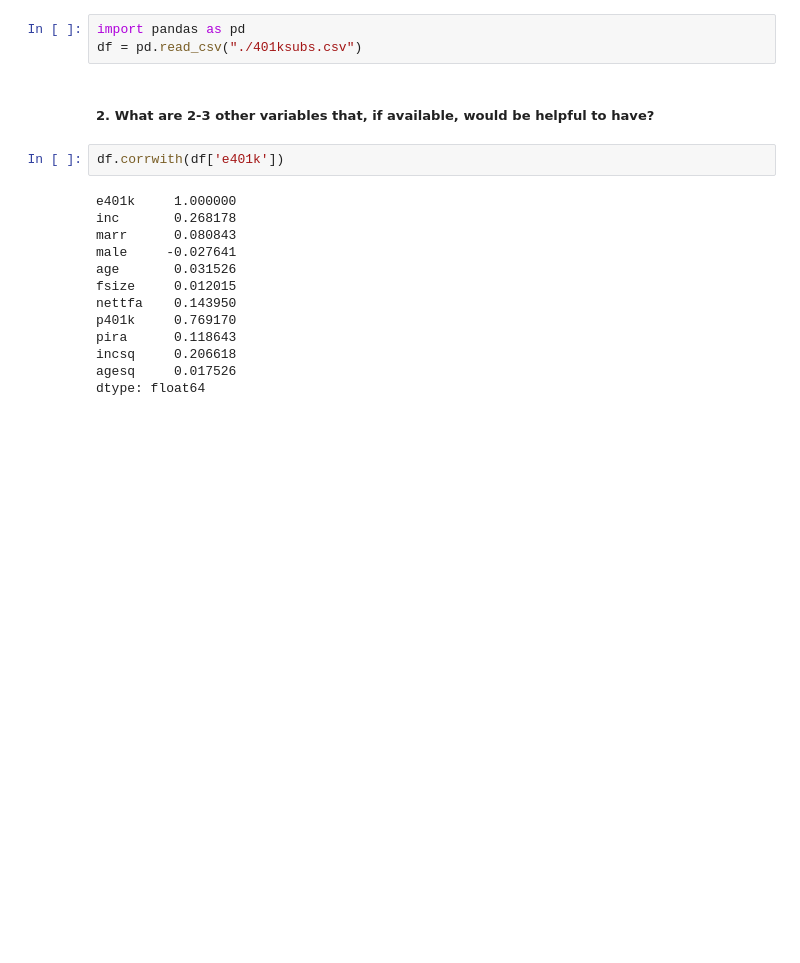
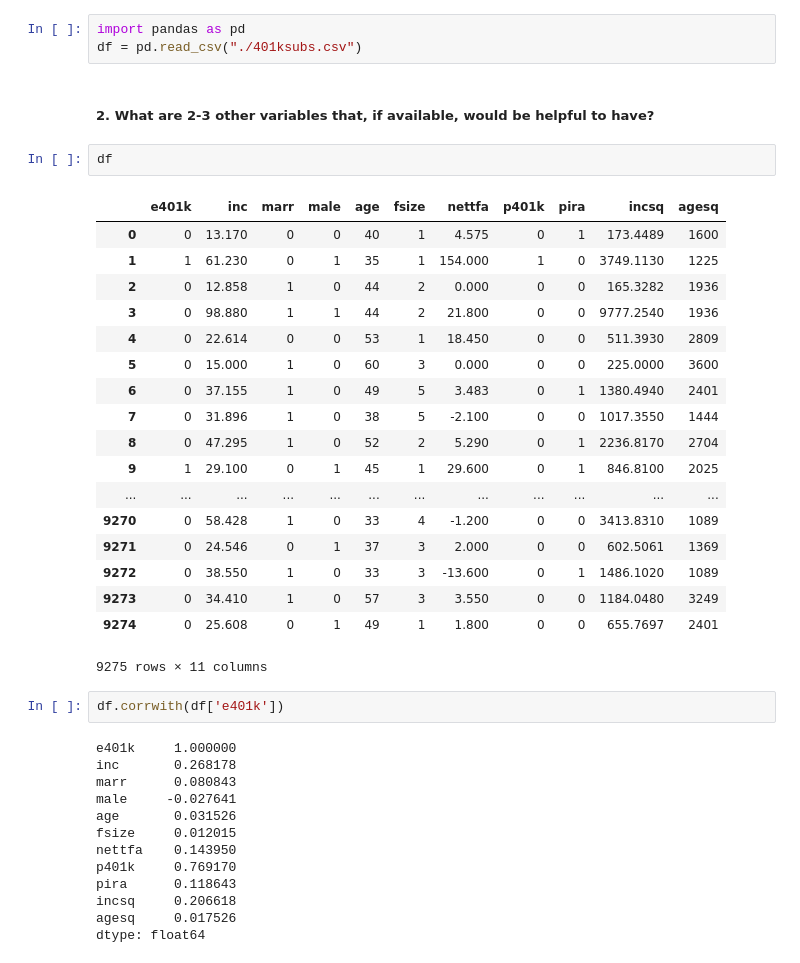
Before and after one commit to tbacas/Submissions, a Jupyter notebook: 6.01-lab-supervised_learning_models-master/6.01-starter-code.ipynb, the cells around one changed output. Cells and saved outputs as stored; diff of their text form; blank space fills up the shorter version.

```diff
--- a/6.01-lab-supervised_learning_models-master/6.01-starter-code.ipynb
+++ b/6.01-lab-supervised_learning_models-master/6.01-starter-code.ipynb
@@ -38,6 +38,27 @@ import pandas as pd
 df = pd.read_csv("./401ksubs.csv")
 # %% [markdown]
 ##### 2. What are 2-3 other variables that, if available, would be helpful to have?
+# %%
+df
+# %% [output]
+|  | e401k | inc | marr | male | age | fsize | nettfa | p401k | pira | incsq | agesq |
+| 0 | 0 | 13.170 | 0 | 0 | 40 | 1 | 4.575 | 0 | 1 | 173.4489 | 1600 |
+| 1 | 1 | 61.230 | 0 | 1 | 35 | 1 | 154.000 | 1 | 0 | 3749.1130 | 1225 |
+| 2 | 0 | 12.858 | 1 | 0 | 44 | 2 | 0.000 | 0 | 0 | 165.3282 | 1936 |
+| 3 | 0 | 98.880 | 1 | 1 | 44 | 2 | 21.800 | 0 | 0 | 9777.2540 | 1936 |
+| 4 | 0 | 22.614 | 0 | 0 | 53 | 1 | 18.450 | 0 | 0 | 511.3930 | 2809 |
+| 5 | 0 | 15.000 | 1 | 0 | 60 | 3 | 0.000 | 0 | 0 | 225.0000 | 3600 |
+| 6 | 0 | 37.155 | 1 | 0 | 49 | 5 | 3.483 | 0 | 1 | 1380.4940 | 2401 |
+| 7 | 0 | 31.896 | 1 | 0 | 38 | 5 | -2.100 | 0 | 0 | 1017.3550 | 1444 |
+| 8 | 0 | 47.295 | 1 | 0 | 52 | 2 | 5.290 | 0 | 1 | 2236.8170 | 2704 |
+| 9 | 1 | 29.100 | 0 | 1 | 45 | 1 | 29.600 | 0 | 1 | 846.8100 | 2025 |
+| ... | ... | ... | ... | ... | ... | ... | ... | ... | ... | ... | ... |
+| 9270 | 0 | 58.428 | 1 | 0 | 33 | 4 | -1.200 | 0 | 0 | 3413.8310 | 1089 |
+| 9271 | 0 | 24.546 | 0 | 1 | 37 | 3 | 2.000 | 0 | 0 | 602.5061 | 1369 |
+| 9272 | 0 | 38.550 | 1 | 0 | 33 | 3 | -13.600 | 0 | 1 | 1486.1020 | 1089 |
+| 9273 | 0 | 34.410 | 1 | 0 | 57 | 3 | 3.550 | 0 | 0 | 1184.0480 | 3249 |
+| 9274 | 0 | 25.608 | 0 | 1 | 49 | 1 | 1.800 | 0 | 0 | 655.7697 | 2401 |
+9275 rows × 11 columns
 # %%
 df.corrwith(df['e401k'])
 # %% [output]
```
Also changed, not shown: parts of 58 cells of this notebook, 15 other files.
